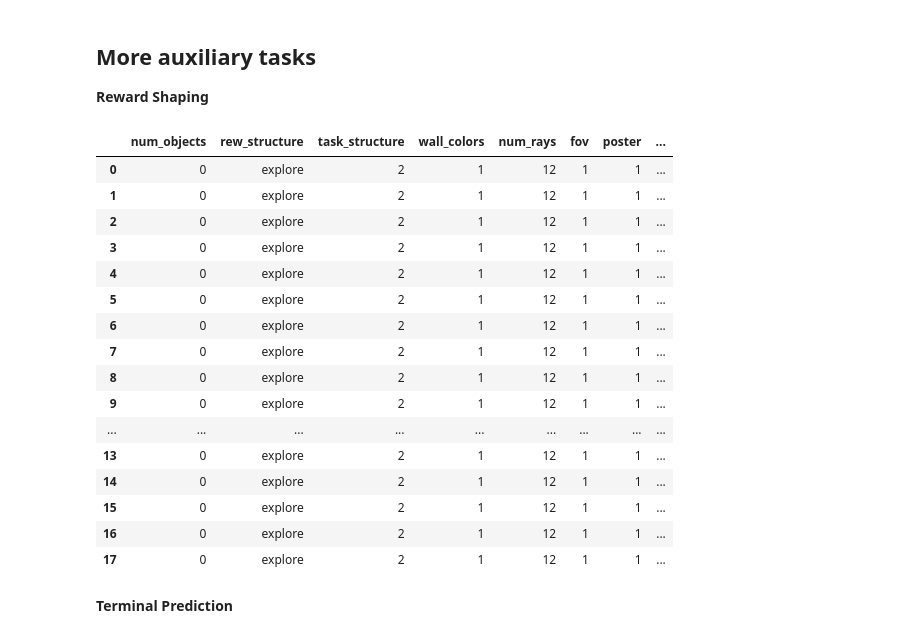
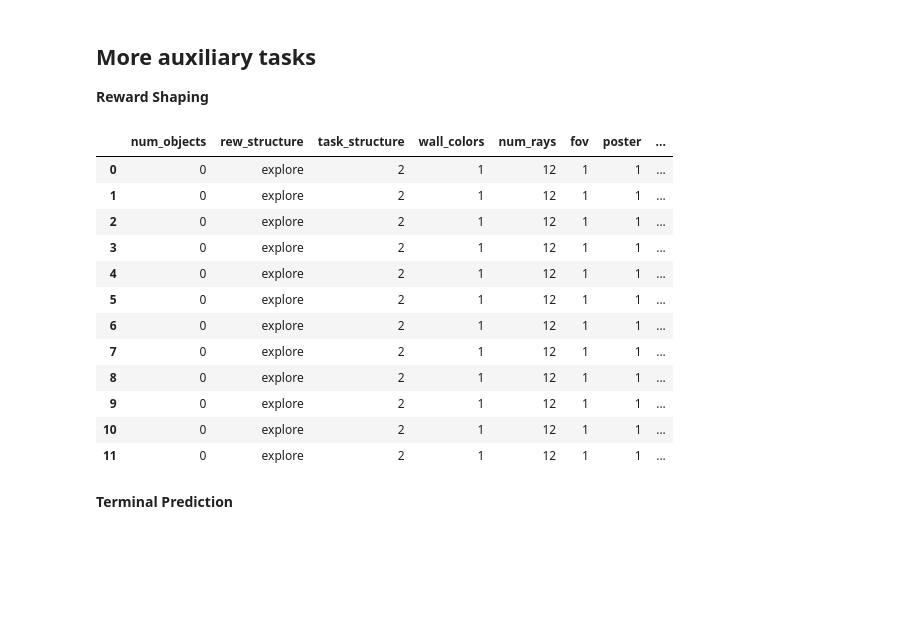
Before and after one commit to liuandrew/training-rl-algo, a Jupyter notebook: write_and_test/write_experiments.ipynb, the cells around one changed output. Drawn from its saved outputs; the diff is of its cells as text; code cells hidden in the pictures; blank space fills up the shorter version.

```diff
--- a/write_and_test/write_experiments.ipynb
+++ b/write_and_test/write_experiments.ipynb
@@ -3772,7 +3772,7 @@ batch_sizes = [8, 16, 32, 64, 96, 128]
 for n, aux_name in enumerate(auxiliary_task_names):
     for batch in batch_sizes:
         for j, aux_name in enumerate(auxiliary_task_names):
-            for i in range(num_trials):
+            for i in range(3, 5):
                 exp_name = f'nav_pdistal_batch{batch}aux{aux_name}_t{i}'
 
                 env_kwargs = {'num_objects': 0, 'rew_structure': rew_structures[n],
@@ -3788,42 +3788,38 @@ for n, aux_name in enumerate(auxiliary_task_names):
                     'wandb_project_name': 'Nav_Shared_Layers',
                     'exp_name': exp_name,
                     'save_name': exp_name,
-                    'num_env_steps': 3000000,
+                    'num_env_steps': 30000,
                     'env_name': 'NavEnv-v0',
                     'algo': 'ppo',
-                    'num_mini_batch': 10,
-                    'num_processes': 100,
+                    'num_mini_batch': 1,
+                    'num_processes': 1,
                     'num_steps': batch,
                     'checkpoint_interval': 10,
                     'recurrent': True,
                     'seed': i,
                     'no_cuda': True,
                     'env_kwargs': env_kwargs,
                     'nn_base': 'FlexBase',
                     'nn_base_kwargs': {'hidden_size': width}
                 }
 
                 pickle.dump(config, open('../experiment_configs/' + exp_name, 'wb'))
 
 pd.DataFrame(rows)
 # %% [output]
 |  | num_objects | rew_structure | task_structure | wall_colors | num_rays | fov | poster | ... |
 | 0 | 0 | explore | 2 | 1 | 12 | 1 | 1 | ... |
 | 1 | 0 | explore | 2 | 1 | 12 | 1 | 1 | ... |
 | 2 | 0 | explore | 2 | 1 | 12 | 1 | 1 | ... |
 | 3 | 0 | explore | 2 | 1 | 12 | 1 | 1 | ... |
 | 4 | 0 | explore | 2 | 1 | 12 | 1 | 1 | ... |
 | 5 | 0 | explore | 2 | 1 | 12 | 1 | 1 | ... |
 | 6 | 0 | explore | 2 | 1 | 12 | 1 | 1 | ... |
 | 7 | 0 | explore | 2 | 1 | 12 | 1 | 1 | ... |
 | 8 | 0 | explore | 2 | 1 | 12 | 1 | 1 | ... |
 | 9 | 0 | explore | 2 | 1 | 12 | 1 | 1 | ... |
-| ... | ... | ... | ... | ... | ... | ... | ... | ... |
-| 13 | 0 | explore | 2 | 1 | 12 | 1 | 1 | ... |
-| 14 | 0 | explore | 2 | 1 | 12 | 1 | 1 | ... |
-| 15 | 0 | explore | 2 | 1 | 12 | 1 | 1 | ... |
-| 16 | 0 | explore | 2 | 1 | 12 | 1 | 1 | ... |
-| 17 | 0 | explore | 2 | 1 | 12 | 1 | 1 | ... |
+| 10 | 0 | explore | 2 | 1 | 12 | 1 | 1 | ... |
+| 11 | 0 | explore | 2 | 1 | 12 | 1 | 1 | ... |
 # %%
 #Additional trials
 auxiliary_task_names = ['rewdist', 'rewexplore']
```
Also changed, not shown: parts of 6 cells of this notebook, 4 other files.
